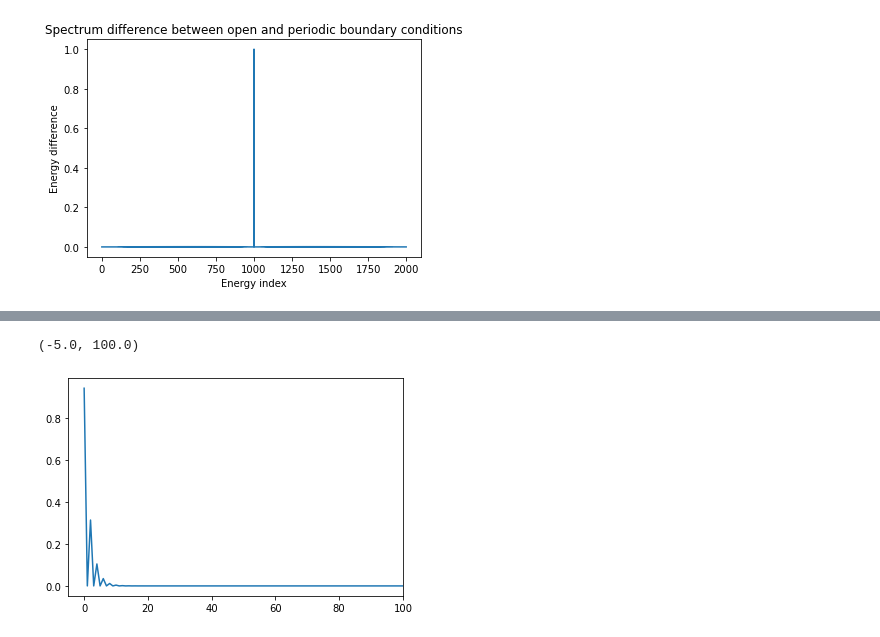
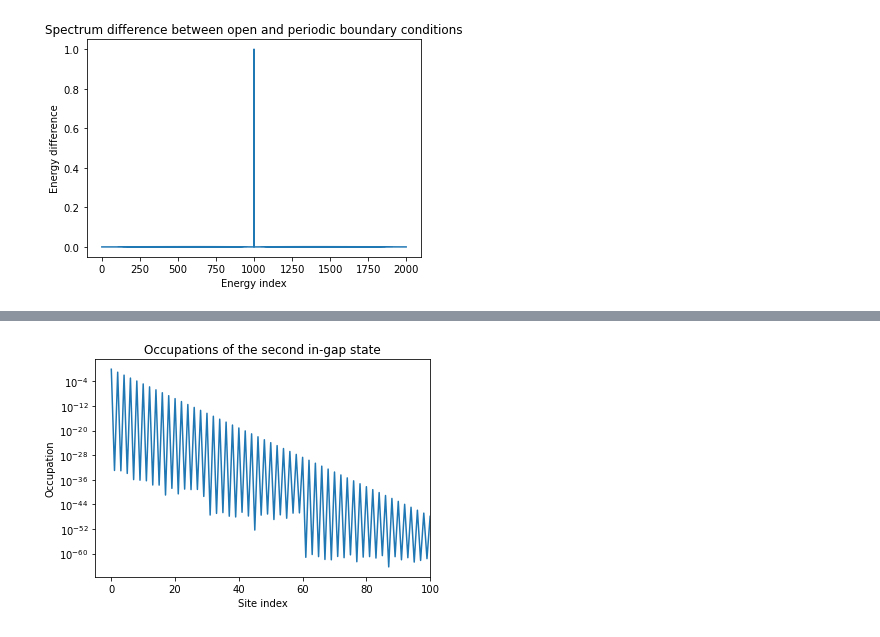
Before and after one commit to Adrien-Kahn/Topological-Theory-in-Condensed-Matter, a Jupyter notebook: TD1/The SSH Model.ipynb, the cells around one changed output, grey strips where cells are left out. Drawn from its saved outputs; the diff is of its cells as text; code cells hidden in the pictures.

```diff
--- a/TD1/The SSH Model.ipynb
+++ b/TD1/The SSH Model.ipynb
@@ -115,23 +121,22 @@ $$M_\text{open} = \begin{pmatrix}
 0 &  &  & &  & 1-\delta & 0
 \end{pmatrix}$$
 # %%
-# Construct the matrix M for open boundary conditions
-
-delta = 0.5
+delta = 0.3
 N = 1000
 
-matrix_open = np.zeros((2*N, 2*N))
-i,j = np.indices((2*N, 2*N))
+def construct_matrix_open(delta, N):
+    """Construct the matrix M for open boundary conditions"""
+    matrix_open = np.zeros((2*N, 2*N))
+    i,j = np.indices((2*N, 2*N))
 
-# Fill the superdiagonal
-matrix_open[(j==(i+1)) & (i%2 == 0)] = 1 - delta
-matrix_open[(j==(i+1)) & (i%2 == 1)] = 1 + delta
+    # Fill the superdiagonal
+    matrix_open[(j==(i+1)) & (i%2 == 0)] = 1 - delta
+    matrix_open[(j==(i+1)) & (i%2 == 1)] = 1 + delta
 
-# Fill the subdiagonal
-matrix_open += matrix_open.T
+    # Fill the subdiagonal
+    matrix_open += matrix_open.T
 
-print(matrix_open)
+    return matrix_open
 
-# Diagonalize the matrix M to get the eigenmodes
-eigvals_open, eigvecs_open = np.linalg.eigh(matrix_open)
+print(construct_matrix_open(0.5, 5))
 # %% [output]
@@ -173,6 +296,15 @@ Index: 1000,    Energy difference: 1.0
 # %%
-plt.plot(abs(eigvecs_open[:,1000]))
+delta = 0.5
+N = 1000
+
+eigvals_open, eigvecs_open = np.linalg.eigh(construct_matrix_open(delta, N))
+
+plt.plot(abs(eigvecs_open[:,N])**2)
+plt.xlabel("Site index")
+plt.ylabel("Occupation")
+plt.title("Occupations of the second in-gap state")
+
 plt.xlim(-5, 100)
+plt.yscale("log")
 # %% [output]
-(-5.0, 100.0)
-[figure, old version]
+[figure, new version]
```
Also changed, not shown: parts of 16 cells of this notebook.
